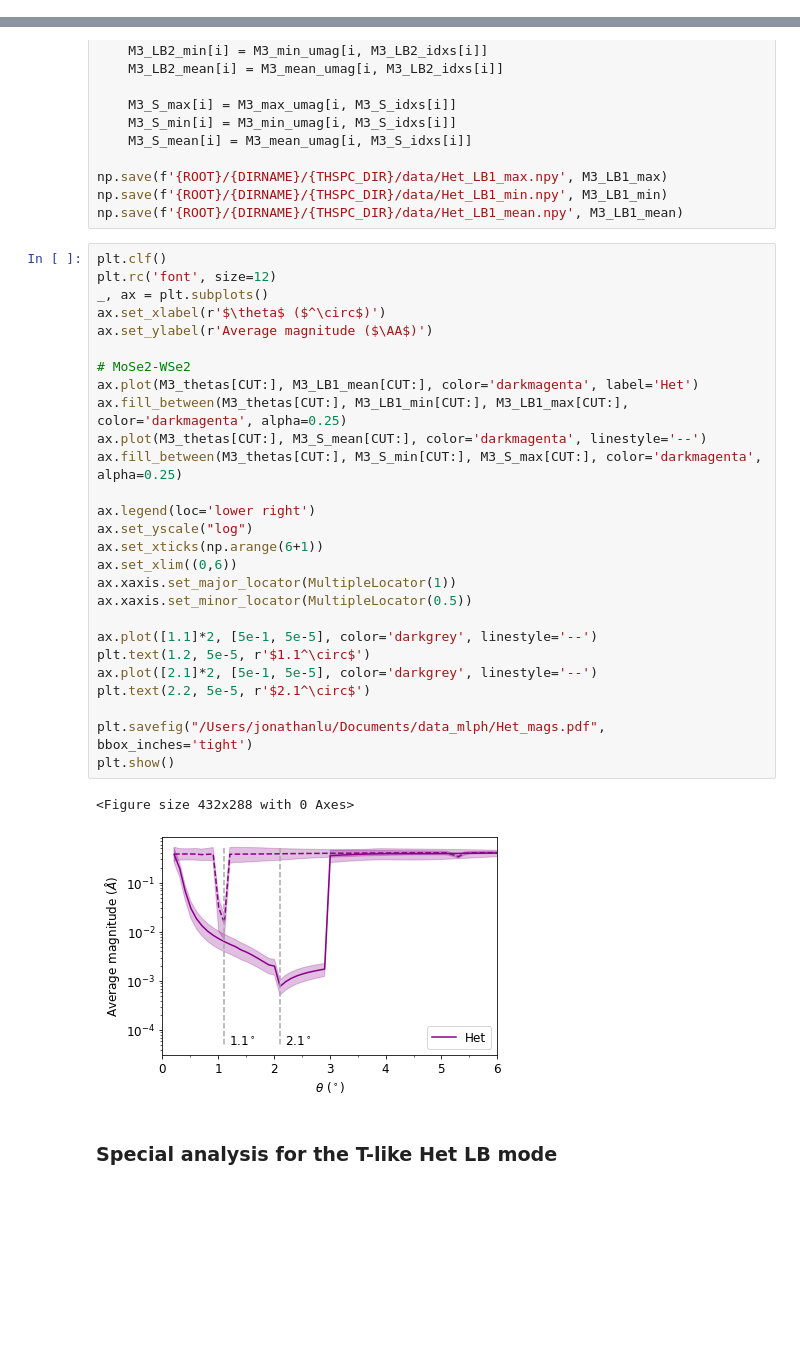
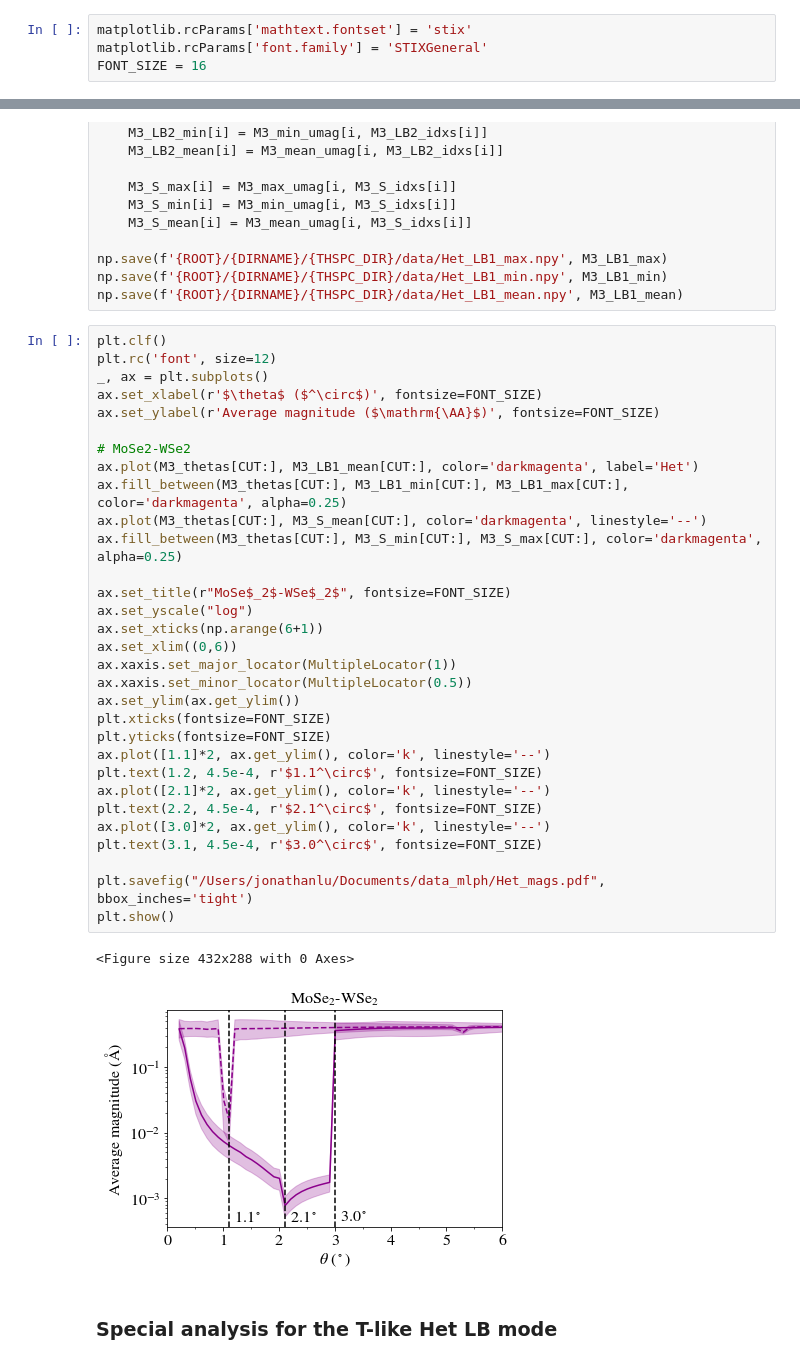
Before and after one commit to jz-lu/ml-ph, a Jupyter notebook: ALLEGRO_ANALYZER/thspc_mags.ipynb, the cells around one changed output, grey strips where cells are left out. Saved outputs shown, nothing was run; the diff lists cells and outputs as text; blank space fills up the shorter version.

```diff
--- a/ALLEGRO_ANALYZER/thspc_mags.ipynb
+++ b/ALLEGRO_ANALYZER/thspc_mags.ipynb
@@ -83,6 +84,10 @@ np.save(f'{ROOT}/{DIRNAME}/{THSPC_DIR}/data/MoS2_LB1_mean.npy', M1_LB1_mean)
 np.save(f'{ROOT}/{DIRNAME}/{THSPC_DIR}/data/MoS2_LB1_max_z.npy', M1_LB1_max_z)
 np.save(f'{ROOT}/{DIRNAME}/{THSPC_DIR}/data/MoS2_LB1_min_z.npy', M1_LB1_min_z)
 np.save(f'{ROOT}/{DIRNAME}/{THSPC_DIR}/data/MoS2_LB1_mean_z.npy', M1_LB1_mean_z)
+# %%
+matplotlib.rcParams['mathtext.fontset'] = 'stix'
+matplotlib.rcParams['font.family'] = 'STIXGeneral'
+FONT_SIZE = 16
 # %%
 plt.clf()
 plt.rc('font', size=12)
@@ -278,33 +289,37 @@ np.save(f'{ROOT}/{DIRNAME}/{THSPC_DIR}/data/Het_LB1_mean.npy', M3_LB1_mean)
 # %%
 plt.clf()
 plt.rc('font', size=12)
 _, ax = plt.subplots()
-ax.set_xlabel(r'$\theta$ ($^\circ$)')
-ax.set_ylabel(r'Average magnitude ($\AA$)')
+ax.set_xlabel(r'$\theta$ ($^\circ$)', fontsize=FONT_SIZE)
+ax.set_ylabel(r'Average magnitude ($\mathrm{\AA}$)', fontsize=FONT_SIZE)
 
 # MoSe2-WSe2
 ax.plot(M3_thetas[CUT:], M3_LB1_mean[CUT:], color='darkmagenta', label='Het')
 ax.fill_between(M3_thetas[CUT:], M3_LB1_min[CUT:], M3_LB1_max[CUT:], color='darkmagenta', alpha=0.25)
 ax.plot(M3_thetas[CUT:], M3_S_mean[CUT:], color='darkmagenta', linestyle='--')
 ax.fill_between(M3_thetas[CUT:], M3_S_min[CUT:], M3_S_max[CUT:], color='darkmagenta', alpha=0.25)
 
-ax.legend(loc='lower right')
+ax.set_title(r"MoSe$_2$-WSe$_2$", fontsize=FONT_SIZE)
 ax.set_yscale("log")
 ax.set_xticks(np.arange(6+1))
 ax.set_xlim((0,6))
 ax.xaxis.set_major_locator(MultipleLocator(1))
 ax.xaxis.set_minor_locator(MultipleLocator(0.5))
-
-ax.plot([1.1]*2, [5e-1, 5e-5], color='darkgrey', linestyle='--')
-plt.text(1.2, 5e-5, r'$1.1^\circ$')
-ax.plot([2.1]*2, [5e-1, 5e-5], color='darkgrey', linestyle='--')
-plt.text(2.2, 5e-5, r'$2.1^\circ$')
+ax.set_ylim(ax.get_ylim())
+plt.xticks(fontsize=FONT_SIZE)
+plt.yticks(fontsize=FONT_SIZE)
+ax.plot([1.1]*2, ax.get_ylim(), color='k', linestyle='--')
+plt.text(1.2, 4.5e-4, r'$1.1^\circ$', fontsize=FONT_SIZE)
+ax.plot([2.1]*2, ax.get_ylim(), color='k', linestyle='--')
+plt.text(2.2, 4.5e-4, r'$2.1^\circ$', fontsize=FONT_SIZE)
+ax.plot([3.0]*2, ax.get_ylim(), color='k', linestyle='--')
+plt.text(3.1, 4.5e-4, r'$3.0^\circ$', fontsize=FONT_SIZE)
 
 plt.savefig("/Users/jonathanlu/Documents/data_mlph/Het_mags.pdf", bbox_inches='tight')
 plt.show()
 # %% [output]
 <Figure size 432x288 with 0 Axes>
-[figure, old version]
+[figure, new version]
 # %% [markdown]
 ### Special analysis for the T-like Het LB mode
 # %%
```
Also changed, not shown: parts of 4 cells of this notebook, 39 other files.
